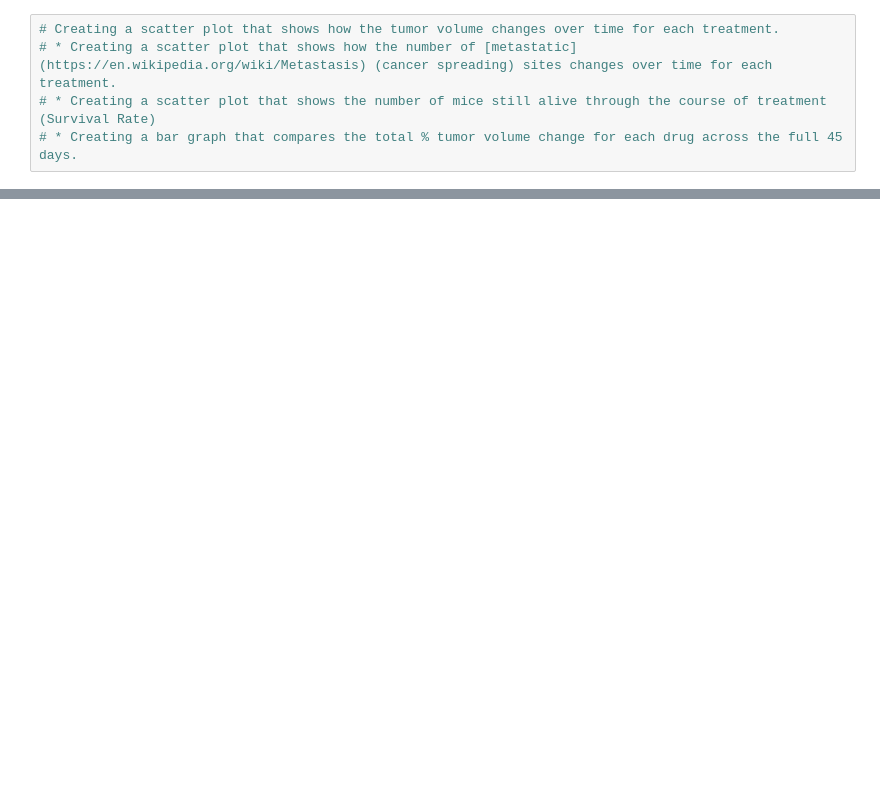
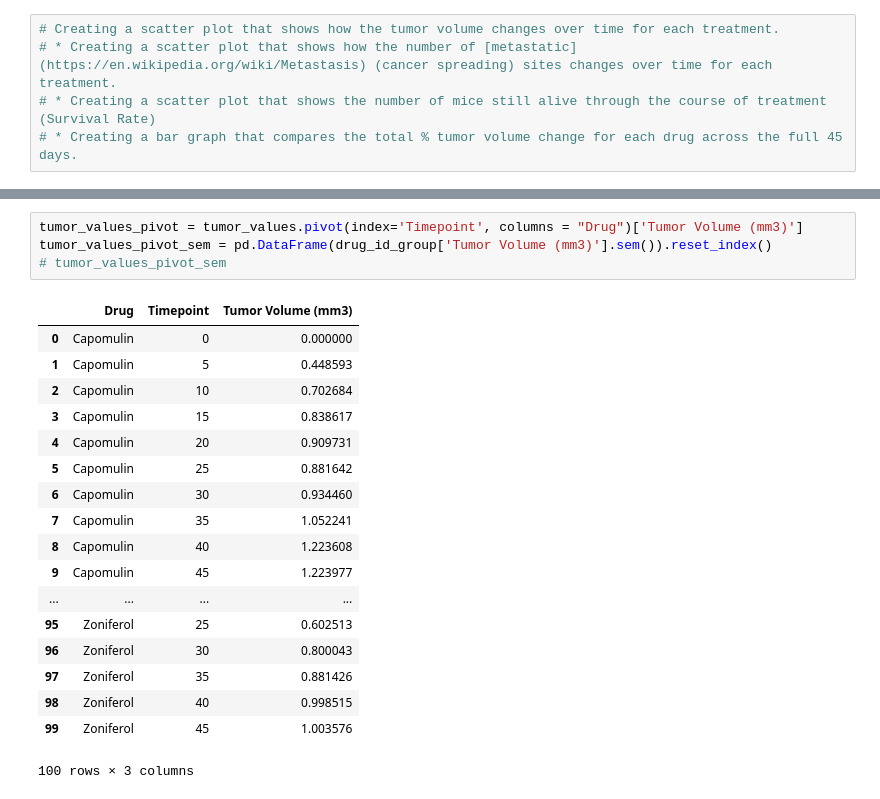
Before and after one commit to jessicalhammond/UCB_DA, a Jupyter notebook: Pymaceuticals/PyMaceuticals.ipynb, the cells around one changed output, grey strips where cells are left out. Drawn from its saved outputs; the diff is of its cells as text; blank space fills up the shorter version.

```diff
--- a/Pymaceuticals/PyMaceuticals.ipynb
+++ b/Pymaceuticals/PyMaceuticals.ipynb
@@ -44,0 +62,23 @@ ValueError: invalid literal for int() with base 10: 'Metastatic Sites'
+# %%
+tumor_values_pivot = tumor_values.pivot(index='Timepoint', columns = "Drug")['Tumor Volume (mm3)']
+tumor_values_pivot_sem = pd.DataFrame(drug_id_group['Tumor Volume (mm3)'].sem()).reset_index()
+# tumor_values_pivot_sem
+# %% [output]
+|  | Drug | Timepoint | Tumor Volume (mm3) |
+| 0 | Capomulin | 0 | 0.000000 |
+| 1 | Capomulin | 5 | 0.448593 |
+| 2 | Capomulin | 10 | 0.702684 |
+| 3 | Capomulin | 15 | 0.838617 |
+| 4 | Capomulin | 20 | 0.909731 |
+| 5 | Capomulin | 25 | 0.881642 |
+| 6 | Capomulin | 30 | 0.934460 |
+| 7 | Capomulin | 35 | 1.052241 |
+| 8 | Capomulin | 40 | 1.223608 |
+| 9 | Capomulin | 45 | 1.223977 |
+| ... | ... | ... | ... |
+| 95 | Zoniferol | 25 | 0.602513 |
+| 96 | Zoniferol | 30 | 0.800043 |
+| 97 | Zoniferol | 35 | 0.881426 |
+| 98 | Zoniferol | 40 | 0.998515 |
+| 99 | Zoniferol | 45 | 1.003576 |
+100 rows × 3 columns
```
Also changed, not shown: parts of 6 cells of this notebook, 9 other files.
